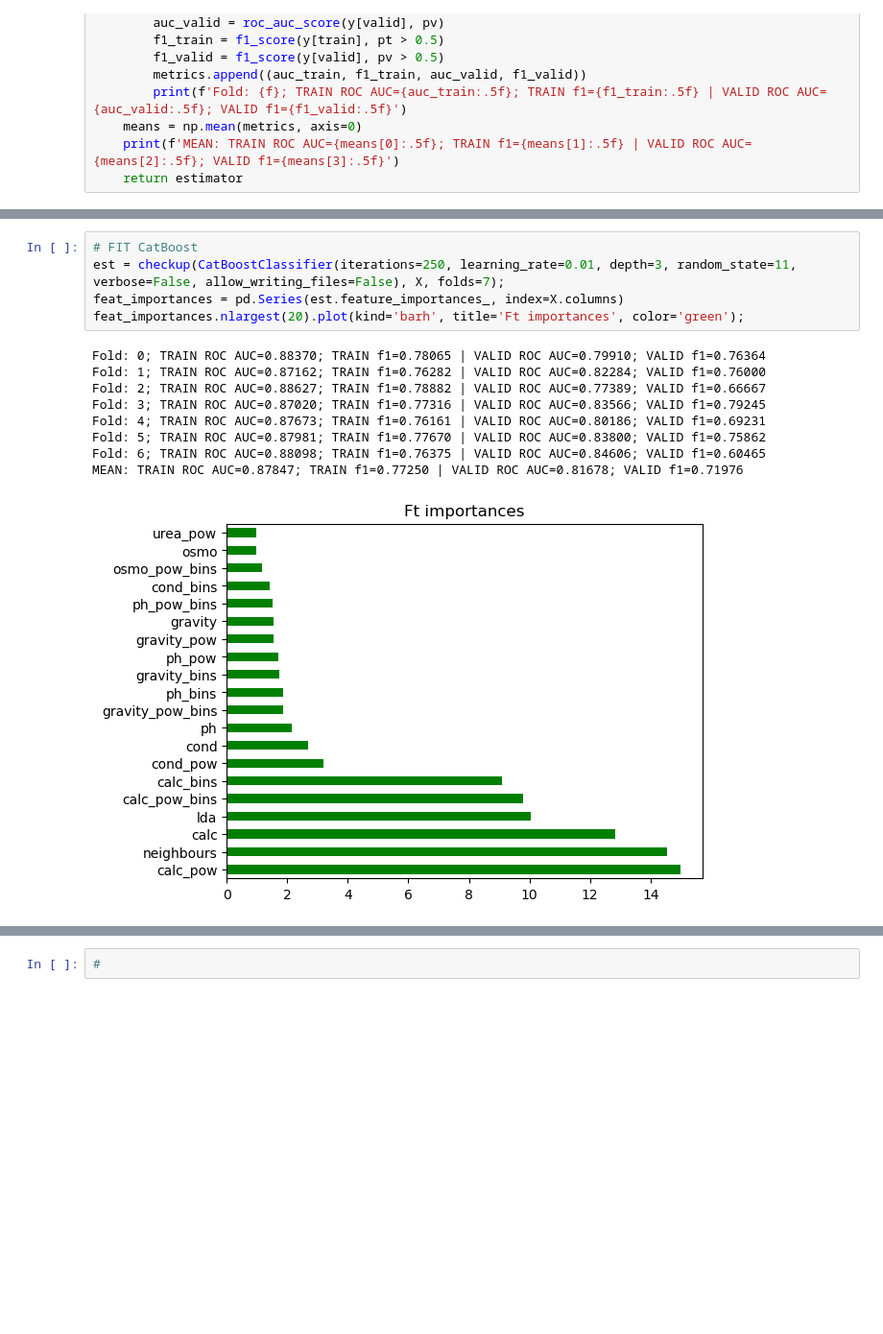
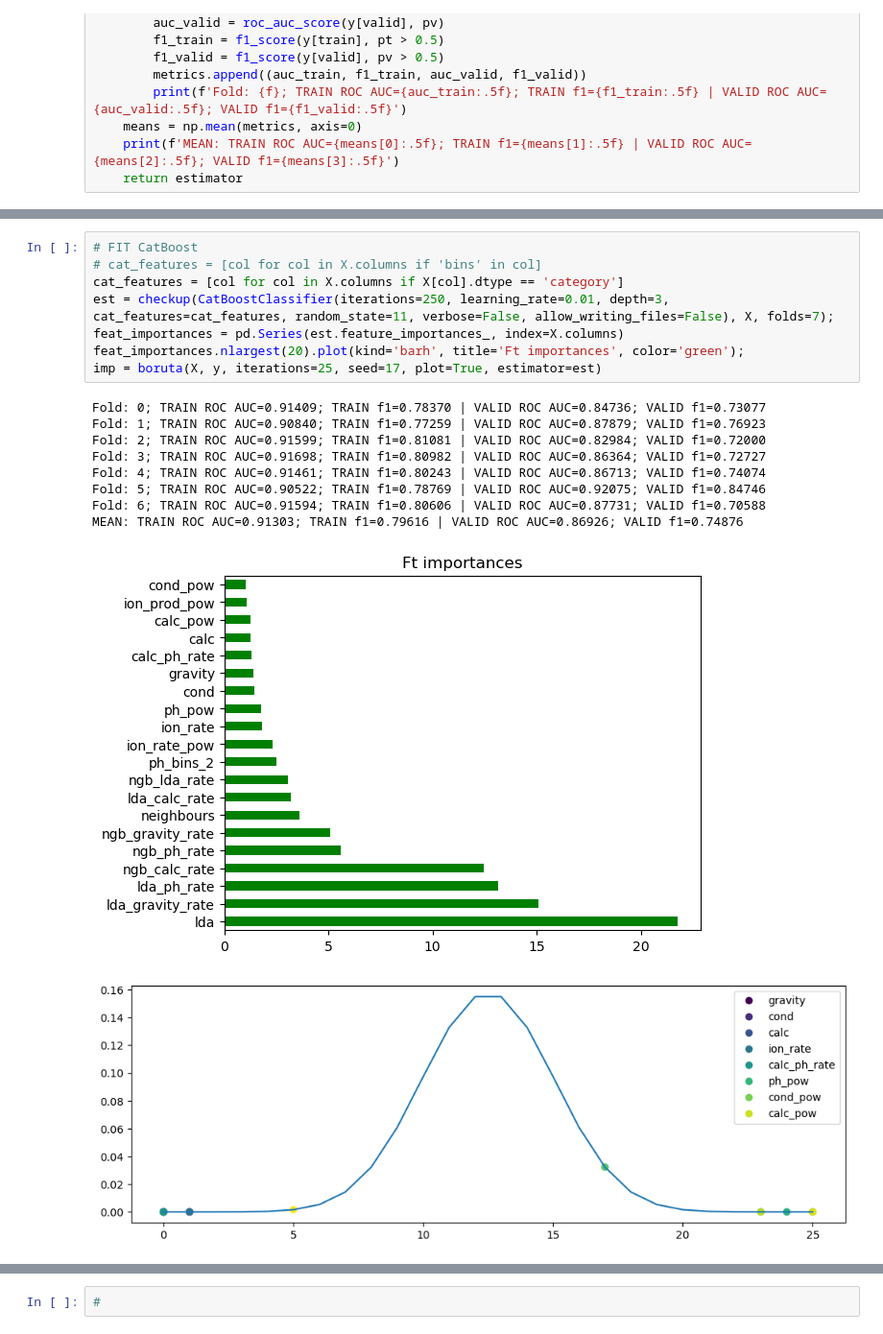
Before and after one commit to j2cry/playground, a Jupyter notebook: S3E12/research.ipynb, the cells around one changed output, grey strips where cells are left out. Shown at 96% size. Saved outputs shown, nothing was run; the diff lists cells and outputs as text; blank space fills up the shorter version.

```diff
--- a/S3E12/research.ipynb
+++ b/S3E12/research.ipynb
@@ -180,15 +156,19 @@ MEAN: TRAIN ROC AUC=0.90407; TRAIN f1=0.79405 | VALID ROC AUC=0.82055; VALID f1=
 # %%
 # FIT CatBoost
-est = checkup(CatBoostClassifier(iterations=250, learning_rate=0.01, depth=3, random_state=11, verbose=False, allow_writing_files=False), X, folds=7);
+# cat_features = [col for col in X.columns if 'bins' in col]
+cat_features = [col for col in X.columns if X[col].dtype == 'category']
+est = checkup(CatBoostClassifier(iterations=250, learning_rate=0.01, depth=3, cat_features=cat_features, random_state=11, verbose=False, allow_writing_files=False), X, folds=7);
 feat_importances = pd.Series(est.feature_importances_, index=X.columns)
 feat_importances.nlargest(20).plot(kind='barh', title='Ft importances', color='green');
+imp = boruta(X, y, iterations=25, seed=17, plot=True, estimator=est)
 # %% [output]
-Fold: 0; TRAIN ROC AUC=0.88370; TRAIN f1=0.78065 | VALID ROC AUC=0.79910; VALID f1=0.76364
-Fold: 1; TRAIN ROC AUC=0.87162; TRAIN f1=0.76282 | VALID ROC AUC=0.82284; VALID f1=0.76000
-Fold: 2; TRAIN ROC AUC=0.88627; TRAIN f1=0.78882 | VALID ROC AUC=0.77389; VALID f1=0.66667
-Fold: 3; TRAIN ROC AUC=0.87020; TRAIN f1=0.77316 | VALID ROC AUC=0.83566; VALID f1=0.79245
-Fold: 4; TRAIN ROC AUC=0.87673; TRAIN f1=0.76161 | VALID ROC AUC=0.80186; VALID f1=0.69231
-Fold: 5; TRAIN ROC AUC=0.87981; TRAIN f1=0.77670 | VALID ROC AUC=0.83800; VALID f1=0.75862
-Fold: 6; TRAIN ROC AUC=0.88098; TRAIN f1=0.76375 | VALID ROC AUC=0.84606; VALID f1=0.60465
-MEAN: TRAIN ROC AUC=0.87847; TRAIN f1=0.77250 | VALID ROC AUC=0.81678; VALID f1=0.71976
+Fold: 0; TRAIN ROC AUC=0.91409; TRAIN f1=0.78370 | VALID ROC AUC=0.84736; VALID f1=0.73077
+Fold: 1; TRAIN ROC AUC=0.90840; TRAIN f1=0.77259 | VALID ROC AUC=0.87879; VALID f1=0.76923
+Fold: 2; TRAIN ROC AUC=0.91599; TRAIN f1=0.81081 | VALID ROC AUC=0.82984; VALID f1=0.72000
+Fold: 3; TRAIN ROC AUC=0.91698; TRAIN f1=0.80982 | VALID ROC AUC=0.86364; VALID f1=0.72727
+Fold: 4; TRAIN ROC AUC=0.91461; TRAIN f1=0.80243 | VALID ROC AUC=0.86713; VALID f1=0.74074
+Fold: 5; TRAIN ROC AUC=0.90522; TRAIN f1=0.78769 | VALID ROC AUC=0.92075; VALID f1=0.84746
+Fold: 6; TRAIN ROC AUC=0.91594; TRAIN f1=0.80606 | VALID ROC AUC=0.87731; VALID f1=0.70588
+MEAN: TRAIN ROC AUC=0.91303; TRAIN f1=0.79616 | VALID ROC AUC=0.86926; VALID f1=0.74876
-[figure, old version]
+[figure, new version]
+[figure, added]
```
Also changed, not shown: parts of 23 cells of this notebook, 3 other files.
